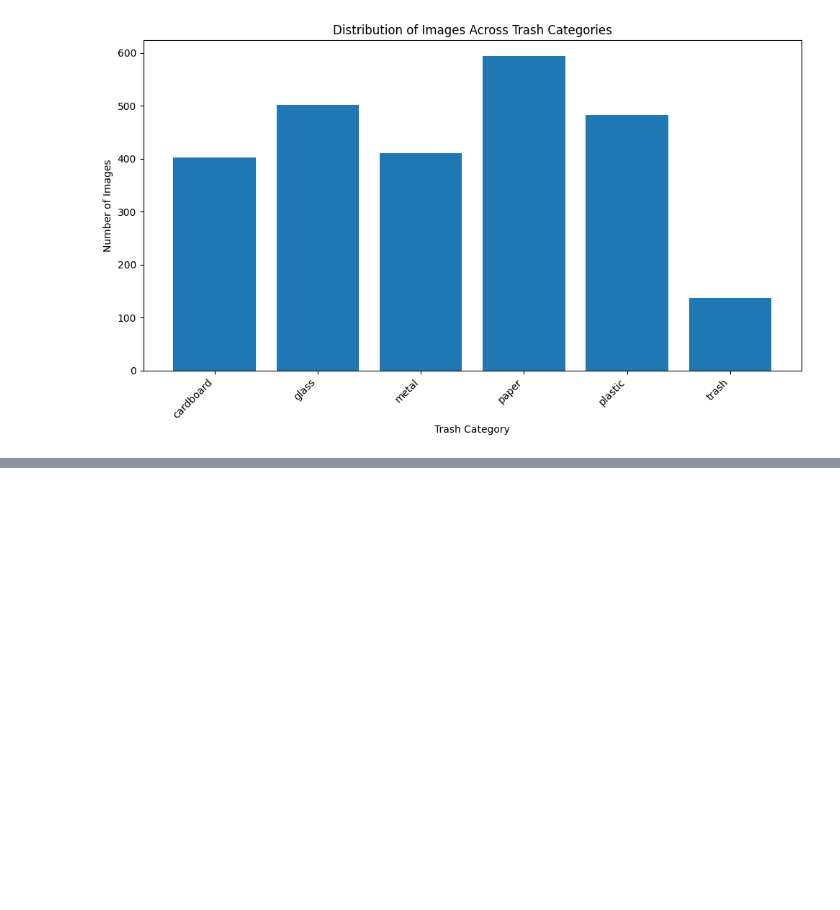
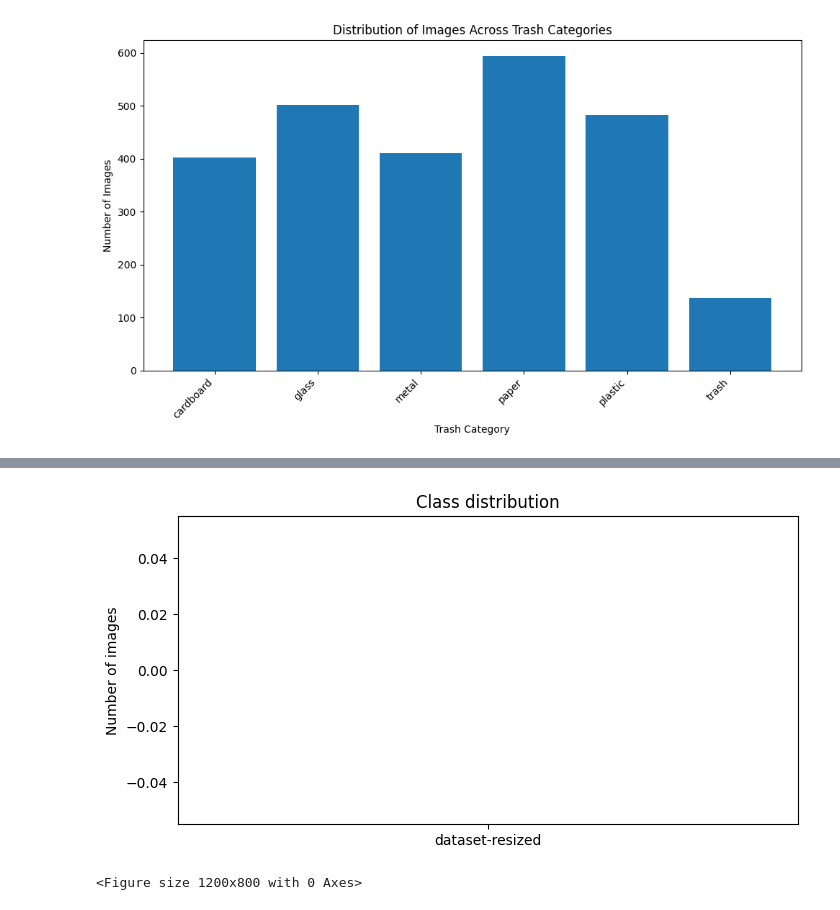
Before and after one commit to Laiba-Yashal/data-science-project-trashnet, a Jupyter notebook: Untitled0.ipynb, the cells around one changed output, grey strips where cells are left out. Cells and saved outputs as stored; diff of their text form; code cells hidden in the pictures; blank space fills up the shorter version.

```diff
--- a/Untitled0.ipynb
+++ b/Untitled0.ipynb
@@ -99,3 +172,11 @@ plt.tight_layout()
 plt.show()
 # %% [output]
 [figure]
+# %%
+from collections import Counter
+from pathlib import Path
+root = Path('/content/trashnet')
+counts = {}
+for c in sorted([d.name for d in root.iterdir() if d.is_dir()]):
+    counts[c] = len(list((root/c).glob('*')))
+counts
@@ -101,0 +210,21 @@ plt.show()
+# %%
+from PIL import Image
+from pathlib import Path
+clean_dir = Path('/content/trashnet_clean')
+clean_dir.mkdir(exist_ok=True)
+size = (224,224)
+
+# Correct the root path to the directory containing image subfolders
+root = Path('/content/trashnet/dataset-resized')
+
+for c in sorted([d.name for d in root.iterdir() if d.is_dir()]):
+    (clean_dir/c).mkdir(parents=True, exist_ok=True)
+    # Modify to only process image files
+    for f in (root/c).glob('*'):
+        if f.is_file() and f.suffix.lower() in ['.jpg', '.jpeg', '.png', '.gif']:
+            try:
+                im = Image.open(f).convert('RGB')
+                im = im.resize(size)   # simple resize
+                im.save(clean_dir/c/f.name)
+            except Exception as e:
+                print("skip", f, e)
@@ -101,0 +246,24 @@ plt.show()
+# %%
+import matplotlib.pyplot as plt
+classes = sorted([d.name for d in clean_dir.iterdir() if d.is_dir()])
+counts = [len(list((clean_dir/c).glob('*'))) for c in classes]
+plt.figure(figsize=(8,4))
+plt.bar(classes, counts)
+plt.title("Class distribution")
+plt.ylabel("Number of images")
+plt.show()
+# %% [output]
+[figure, added]
+# %%
+plt.figure(figsize=(12,8))
+i=1
+for c in classes:
+    files = list((clean_dir/c).glob('*'))[:3]
+    for f in files:
+        plt.subplot(len(classes),3,i)
+        plt.imshow(Image.open(f)); plt.axis('off')
+        if i%3==2: plt.title(c)
+        i+=1
+plt.show()
+# %% [output]
+<Figure size 1200x800 with 0 Axes>
```
Also changed, not shown: parts of 16 cells of this notebook.
